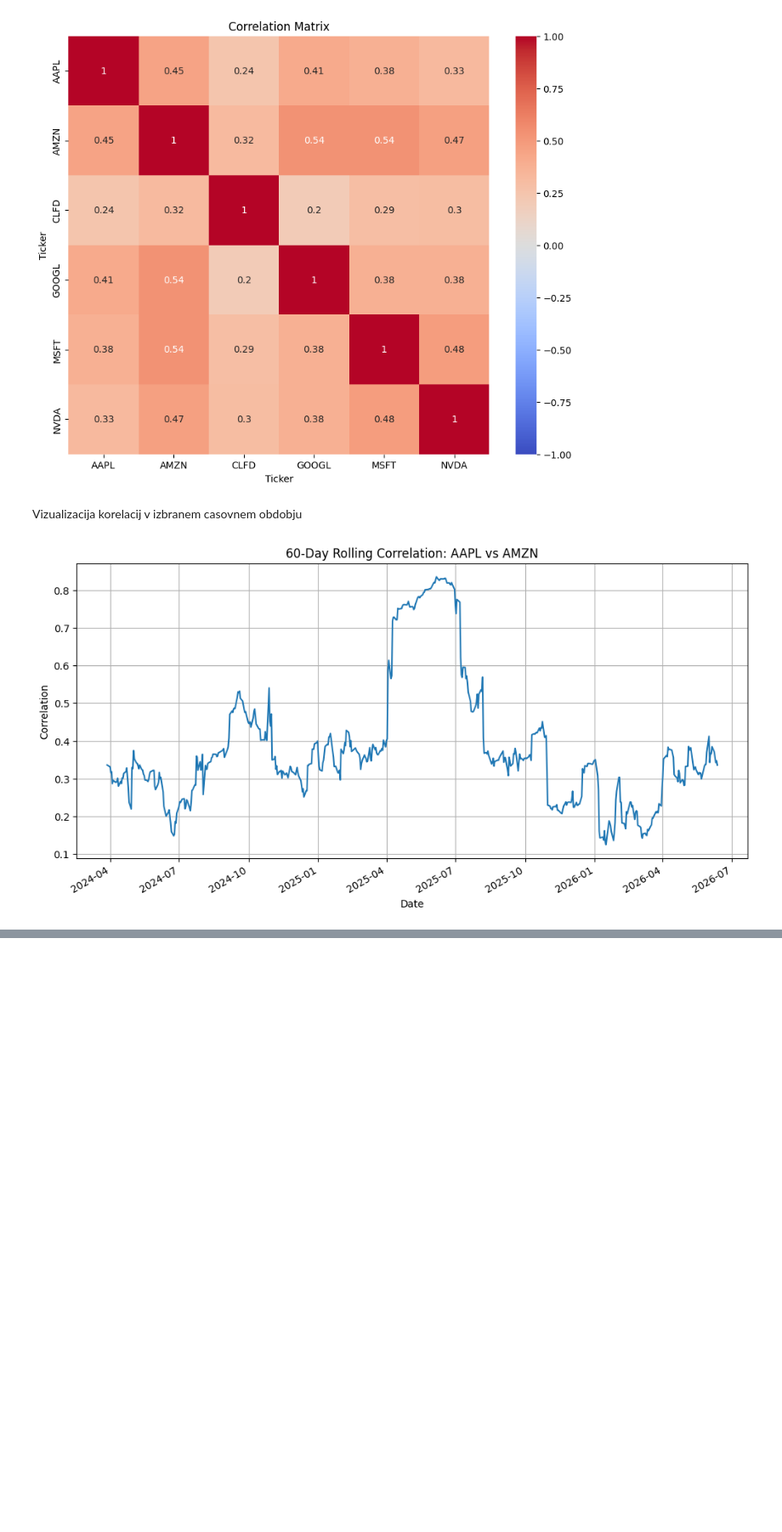
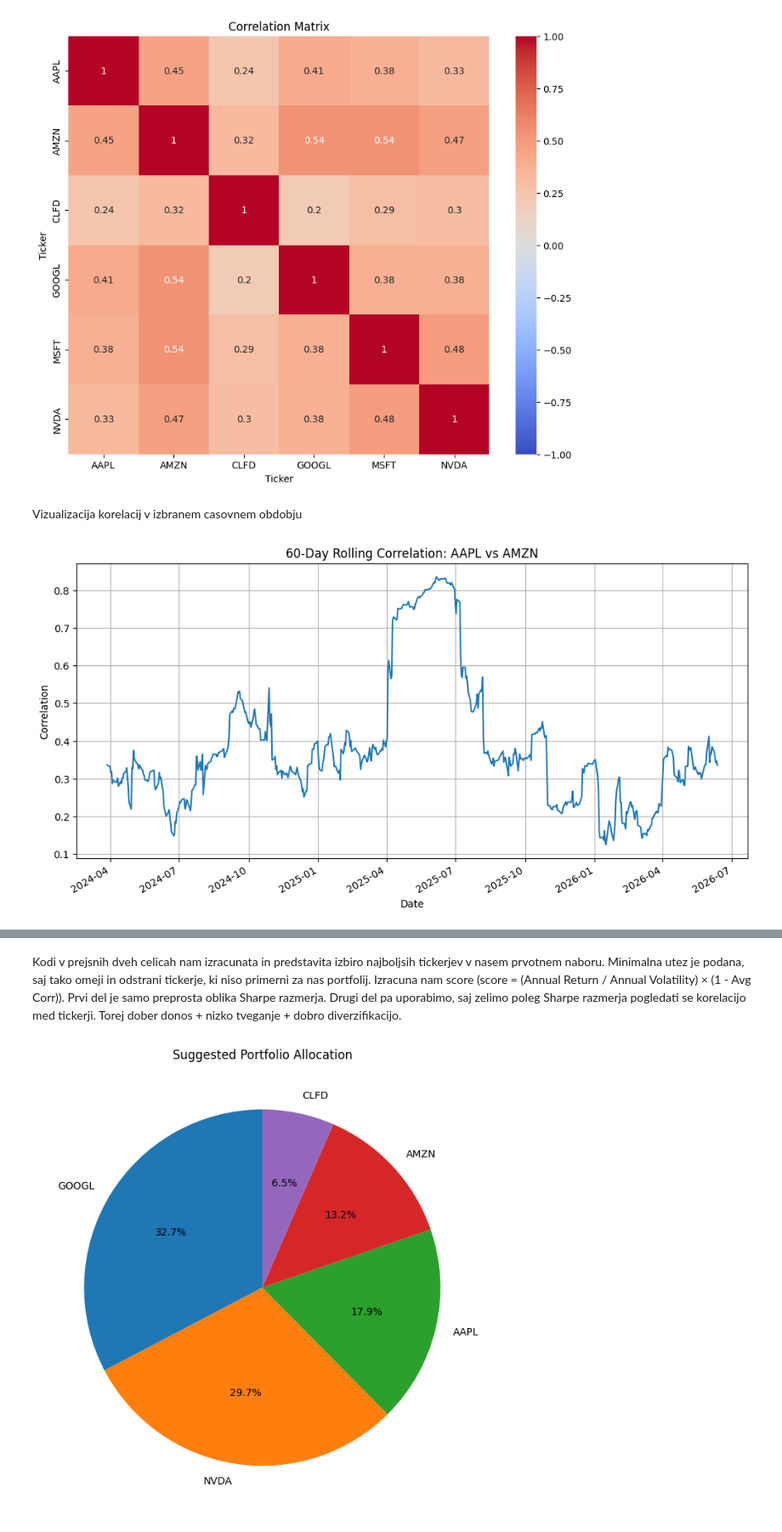
Before and after one commit to tarik-kulauzovic/quant_at_home, a Jupyter notebook: correlation_project/correlation_calculator.ipynb, the cells around one changed output, grey strips where cells are left out. Shown at 85% size. Cells and saved outputs as stored; diff of their text form; code cells hidden in the pictures; blank space fills up the shorter version.

```diff
--- a/correlation_project/correlation_calculator.ipynb
+++ b/correlation_project/correlation_calculator.ipynb
@@ -72,0 +75,4 @@ plt.show()
+# %%
+avg_corr = corr_matrix.mean().sort_values()
+
+print(avg_corr)
@@ -72,0 +109,4 @@ plt.show()
+# %%
+summary["Return / Risk"] = summary["Annual Return"] / summary["Annual Volatility"]
+
+summary.sort_values("Return / Risk", ascending=False)
@@ -72,0 +124,23 @@ plt.show()
+# %%
+def allocation_from_summary(summary, min_weight=0.03):
+    scores = (
+        summary["Annual Return"] / summary["Annual Volatility"]
+    ) * (1 - summary["Avg Corr"])
+
+    scores = scores.clip(lower=0)
+
+    weights = scores / scores.sum()
+
+    weights = weights[weights >= min_weight]
+
+    weights = weights / weights.sum()
+
+    allocation = pd.DataFrame()
+    allocation["Weight"] = weights
+    allocation["Weight %"] = allocation["Weight"] * 100
+
+    return allocation.sort_values("Weight", ascending=False)
+# %%
+allocation = allocation_from_summary(summary)
+
+allocation
@@ -72,0 +155,16 @@ plt.show()
+# %% [markdown]
+Kodi v prejsnih dveh celicah nam izracunata in predstavita izbiro najboljsih tickerjev v nasem prvotnem naboru. Minimalna utez je podana, saj tako omeji in odstrani tickerje, ki niso primerni za nas portfolij. Izracuna nam score (score = (Annual Return / Annual Volatility) × (1 - Avg Corr)). Prvi del je samo preprosta oblika Sharpe razmerja. Drugi del pa uporabimo, saj zelimo poleg Sharpe razmerja pogledati se korelacijo med tickerji. Torej dober donos + nizko tveganje + dobro diverzifikacijo.
+# %%
+plt.figure(figsize=(8, 8))
+
+plt.pie(
+    allocation["Weight"],
+    labels=allocation.index,
+    autopct="%1.1f%%",
+    startangle=90
+)
+
+plt.title("Suggested Portfolio Allocation")
+plt.show()
+# %% [output]
+[figure, added]
```
Also changed, not shown: parts of 8 cells of this notebook.
